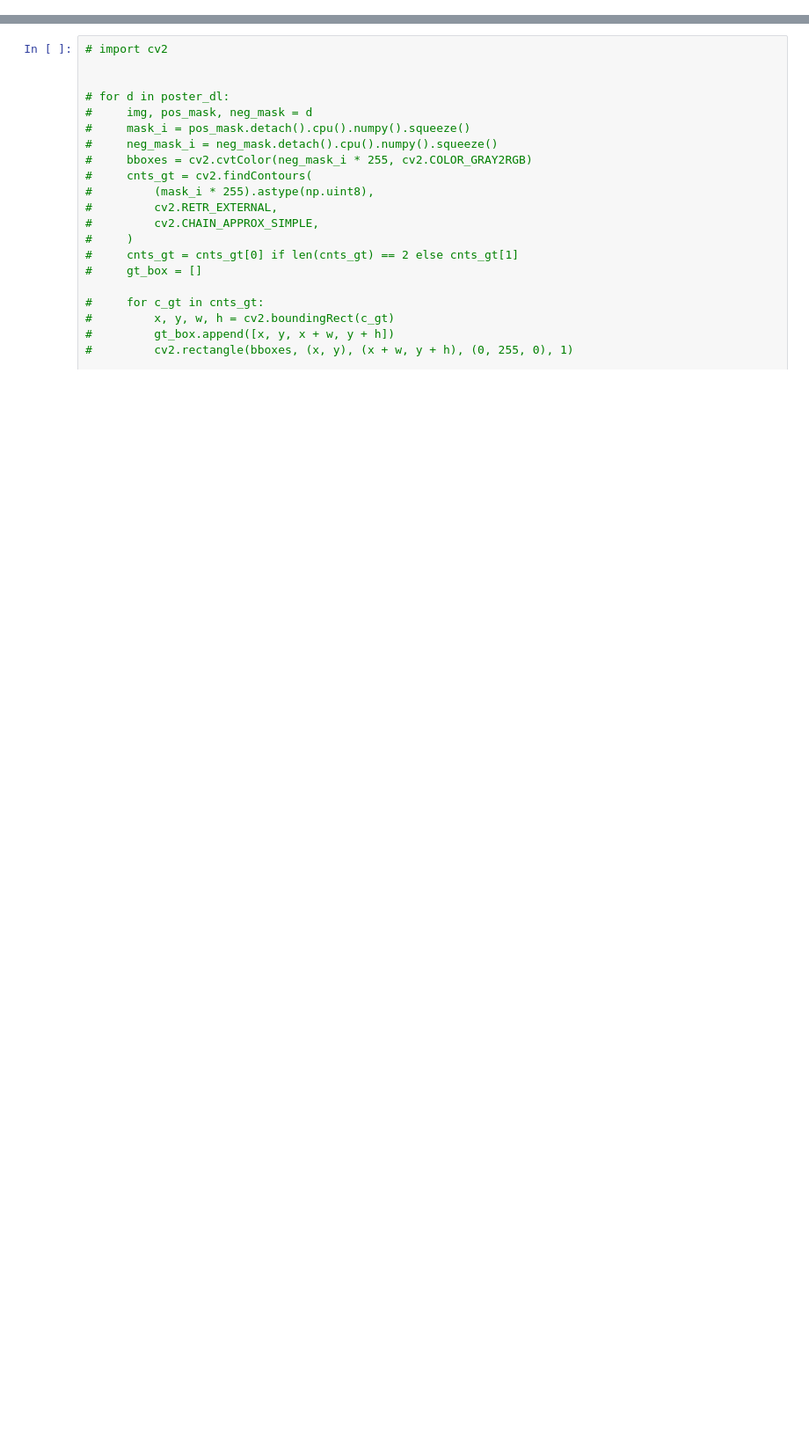
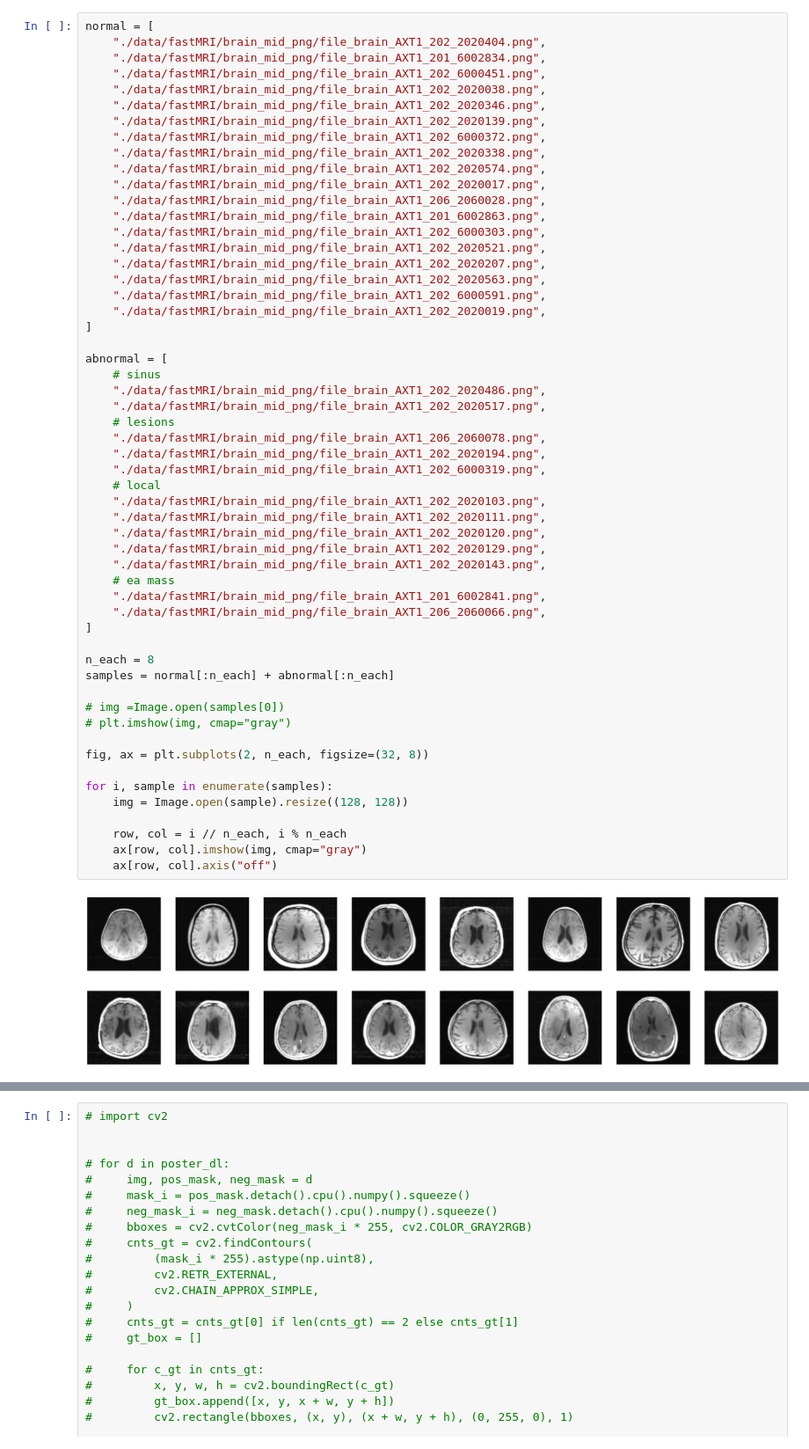
Before and after one commit to MarcelRosier/mad_seminar, a Jupyter notebook: poster.ipynb, the cells around one changed output, grey strips where cells are left out. Shown at 88% size. Saved outputs shown, nothing was run; the diff lists cells and outputs as text; blank space fills up the shorter version.

```diff
--- a/poster.ipynb
+++ b/poster.ipynb
@@ -20,0 +20,57 @@ The autoreload extension is already loaded. To reload it, use:
+# %%
+normal = [
+    "./data/fastMRI/brain_mid_png/file_brain_AXT1_202_2020404.png",
+    "./data/fastMRI/brain_mid_png/file_brain_AXT1_201_6002834.png",
+    "./data/fastMRI/brain_mid_png/file_brain_AXT1_202_6000451.png",
+    "./data/fastMRI/brain_mid_png/file_brain_AXT1_202_2020038.png",
+    "./data/fastMRI/brain_mid_png/file_brain_AXT1_202_2020346.png",
+    "./data/fastMRI/brain_mid_png/file_brain_AXT1_202_2020139.png",
+    "./data/fastMRI/brain_mid_png/file_brain_AXT1_202_6000372.png",
+    "./data/fastMRI/brain_mid_png/file_brain_AXT1_202_2020338.png",
+    "./data/fastMRI/brain_mid_png/file_brain_AXT1_202_2020574.png",
+    "./data/fastMRI/brain_mid_png/file_brain_AXT1_202_2020017.png",
+    "./data/fastMRI/brain_mid_png/file_brain_AXT1_206_2060028.png",
+    "./data/fastMRI/brain_mid_png/file_brain_AXT1_201_6002863.png",
+    "./data/fastMRI/brain_mid_png/file_brain_AXT1_202_6000303.png",
+    "./data/fastMRI/brain_mid_png/file_brain_AXT1_202_2020521.png",
+    "./data/fastMRI/brain_mid_png/file_brain_AXT1_202_2020207.png",
+    "./data/fastMRI/brain_mid_png/file_brain_AXT1_202_2020563.png",
+    "./data/fastMRI/brain_mid_png/file_brain_AXT1_202_6000591.png",
+    "./data/fastMRI/brain_mid_png/file_brain_AXT1_202_2020019.png",
+]
+
+abnormal = [
+    # sinus
+    "./data/fastMRI/brain_mid_png/file_brain_AXT1_202_2020486.png",
+    "./data/fastMRI/brain_mid_png/file_brain_AXT1_202_2020517.png",
+    # lesions
+    "./data/fastMRI/brain_mid_png/file_brain_AXT1_206_2060078.png",
+    "./data/fastMRI/brain_mid_png/file_brain_AXT1_202_2020194.png",
+    "./data/fastMRI/brain_mid_png/file_brain_AXT1_202_6000319.png",
+    # local
+    "./data/fastMRI/brain_mid_png/file_brain_AXT1_202_2020103.png",
+    "./data/fastMRI/brain_mid_png/file_brain_AXT1_202_2020111.png",
+    "./data/fastMRI/brain_mid_png/file_brain_AXT1_202_2020120.png",
+    "./data/fastMRI/brain_mid_png/file_brain_AXT1_202_2020129.png",
+    "./data/fastMRI/brain_mid_png/file_brain_AXT1_202_2020143.png",
+    # ea mass
+    "./data/fastMRI/brain_mid_png/file_brain_AXT1_201_6002841.png",
+    "./data/fastMRI/brain_mid_png/file_brain_AXT1_206_2060066.png",
+]
+
+n_each = 8
+samples = normal[:n_each] + abnormal[:n_each]
+
+# img =Image.open(samples[0])
+# plt.imshow(img, cmap="gray")
+
+fig, ax = plt.subplots(2, n_each, figsize=(32, 8))
+
+for i, sample in enumerate(samples):
+    img = Image.open(sample).resize((128, 128))
+
+    row, col = i // n_each, i % n_each
+    ax[row, col].imshow(img, cmap="gray")
+    ax[row, col].axis("off")
+# %% [output]
+[figure, added]
```
Also changed, not shown: parts of 4 cells of this notebook, 2 other files.
